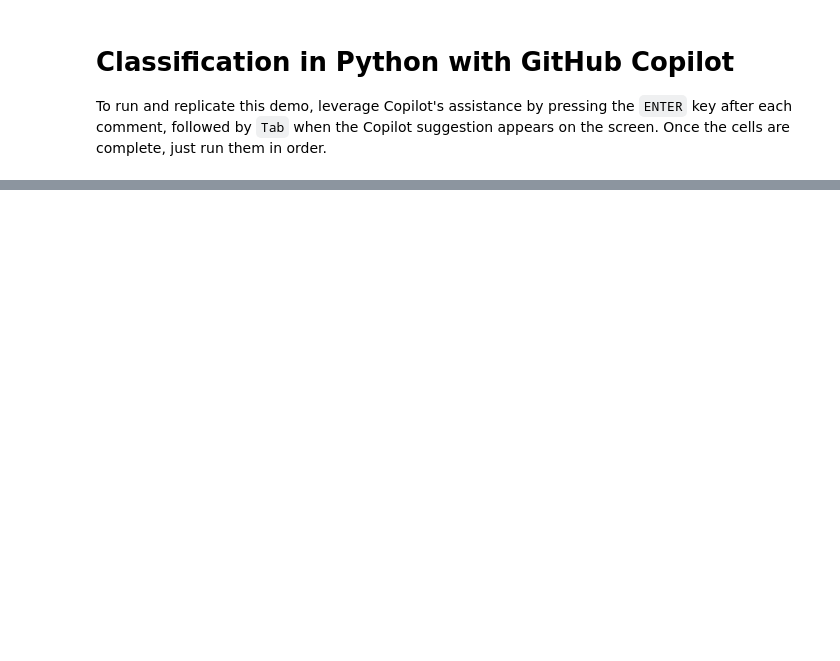
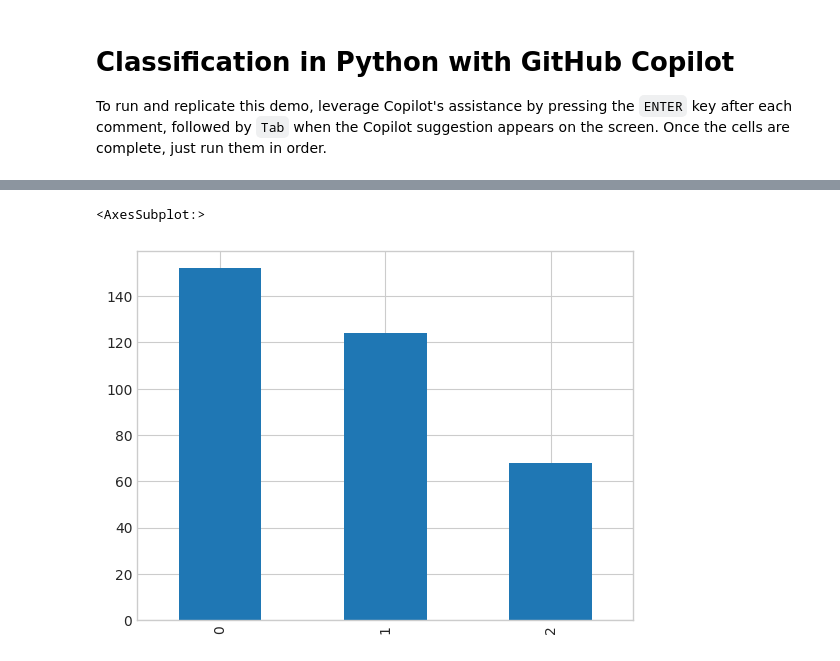
Before and after one commit to memoros77/GithubCopilotAI, a Jupyter notebook: demos/classification-demo.ipynb, the cells around one changed output, grey strips where cells are left out. Cells and saved outputs as stored; diff of their text form; code cells hidden in the pictures; blank space fills up the shorter version.

```diff
--- a/demos/classification-demo.ipynb
+++ b/demos/classification-demo.ipynb
@@ -12,2 +19,8 @@ df.head()
 # %%
 # Let's visualize the distribution of the penguins species with a bar plot in matplotlib
+import matplotlib.pyplot as plt
+plt.style.use('seaborn-whitegrid')
+df['Species'].value_counts().plot(kind='bar')
+# %% [output]
+<AxesSubplot:>
+[figure, added]
```
Also changed, not shown: parts of 9 cells of this notebook.
